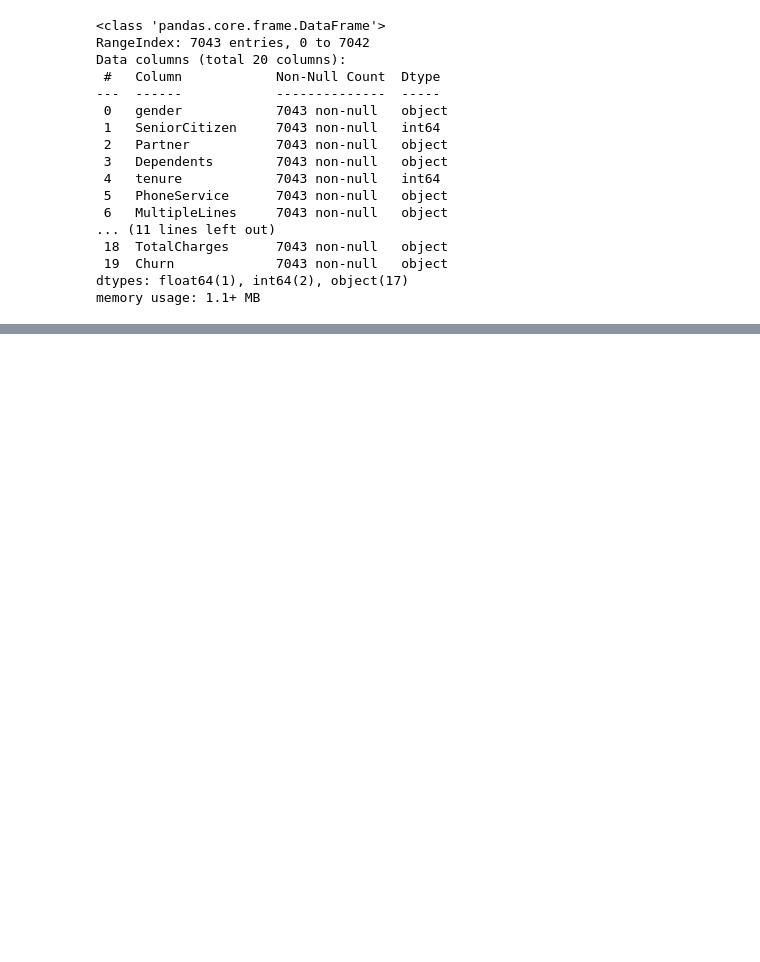
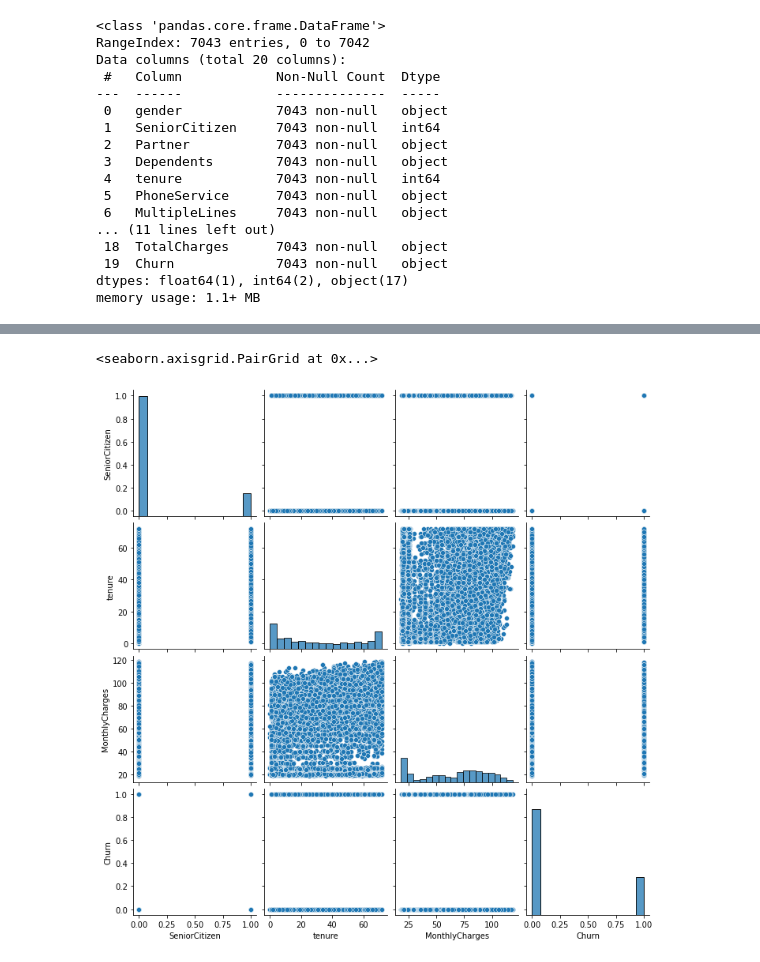
Before and after one commit to sai-mrudhun/Customer-Churn-Prediction-Analysis-Using-Ensemble-Techniques, a Jupyter notebook: main.ipynb, the cells around one changed output, grey strips where cells are left out. Cells and saved outputs as stored; diff of their text form; code cells hidden in the pictures; blank space fills up the shorter version.

```diff
--- a/main.ipynb
+++ b/main.ipynb
@@ -74,0 +89,3 @@ sns.swarmplot(x="tenure",y="MonthlyCharges",data=df)
+# %%
+df = df.replace(changeup)
+df.head()
@@ -74,0 +99,5 @@ sns.swarmplot(x="tenure",y="MonthlyCharges",data=df)
+# %%
+sns.pairplot(df)
+# %% [output]
+<seaborn.axisgrid.PairGrid at 0x...>
+[figure, added]
```
Also changed, not shown: parts of 8 cells of this notebook.
